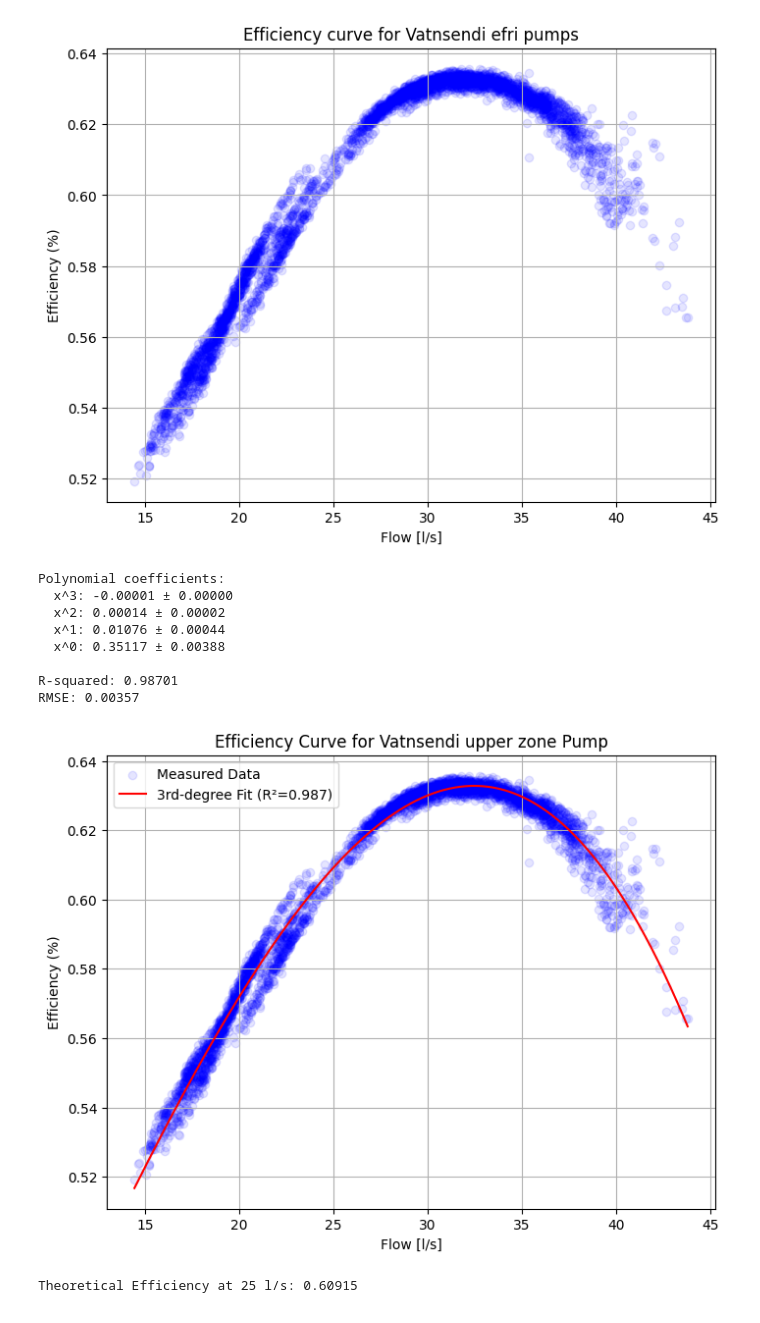
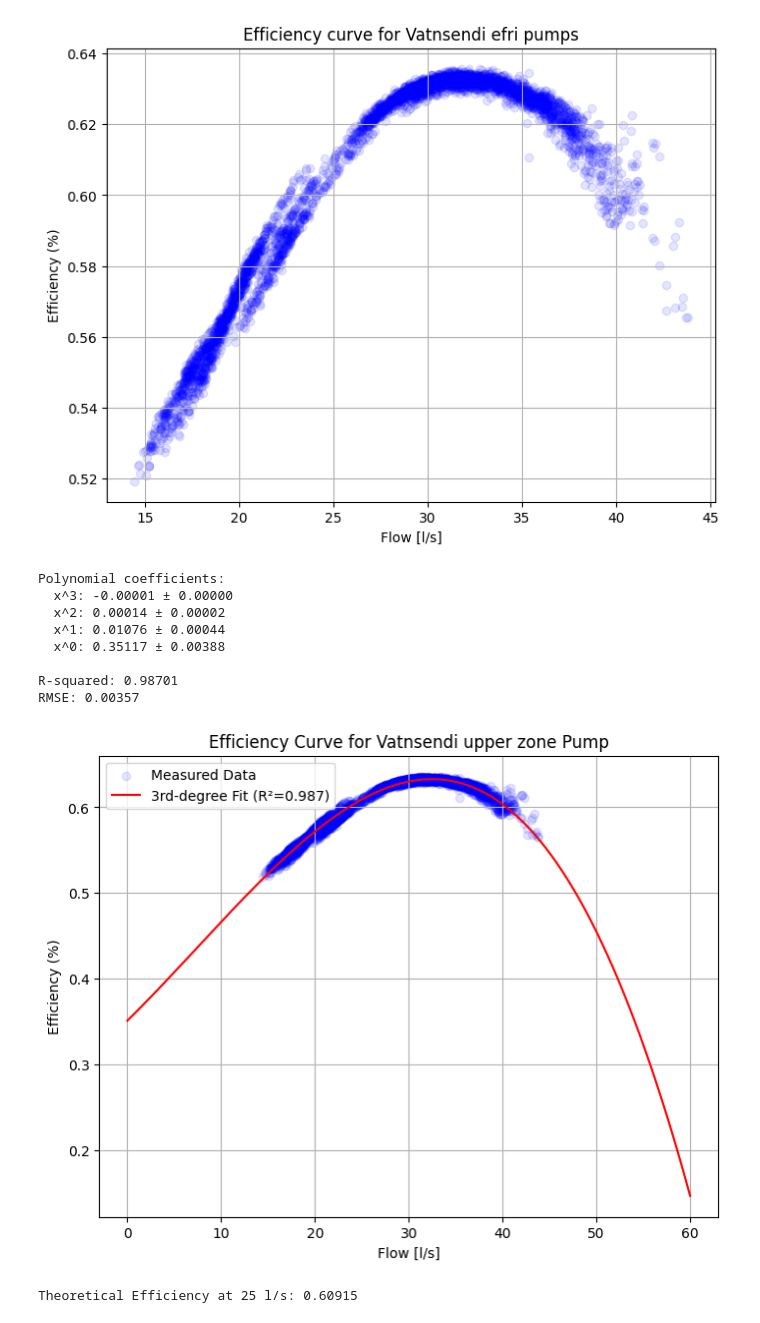
Before and after one commit to frodibrooks/OptimisedHeating, a Jupyter notebook: Data_processing/calc_eff_curves_vatnendi_efri_1.ipynb, the cells around one changed output. Cells and saved outputs as stored; diff of their text form; code cells hidden in the pictures.

```diff
--- a/Data_processing/calc_eff_curves_vatnendi_efri_1.ipynb
+++ b/Data_processing/calc_eff_curves_vatnendi_efri_1.ipynb
@@ -7,7 +16,9 @@ end_date = '2024-07'
 # %% [markdown]
 ## Pressure in mH20
 # %%
-Vatnsendi_efri_pressure = pd.read_excel('/Users/frodibrooks/Desktop/DTU/Thesis/OptimisedHeating/Data_processing/data/H-KOP-VE-ÞS212.xlsx')
+Vatnsendi_efri_pressure = pd.read_excel("H-KOP-VE-ÞS212.xlsx")
+
+
 Vatnsendi_efri_pressure.drop(columns=["mpoint_id","mpoint_name","aggregate_name","aggregate_id","flag","quality_description","event_time"],inplace=True)
 Vatnsendi_efri_pressure['start_time'] = pd.to_datetime(Vatnsendi_efri_pressure['start_time'], errors='coerce')
 Vatnsendi_efri_pressure.set_index('start_time',inplace=True)
@@ -50,7 +61,7 @@ plt.show()
 # %% [markdown]
 ## Input pressure
 # %%
-Vatnsendi_efri_input_pressure = pd.read_excel('/Users/frodibrooks/Desktop/DTU/Thesis/OptimisedHeating/Data_processing/data/Vatnsendi-Rjupnasalir-PrePumpPressure.xlsx')
+Vatnsendi_efri_input_pressure = pd.read_excel("Vatnsendi-Rjupnasalir-PrePumpPressure.xlsx")
 Vatnsendi_efri_input_pressure.drop(columns=["mpoint_id","aggregate_name","aggregate_id","flag","quality_description","event_time"],inplace=True)
 
 Vatnsendi_efri_input_pressure = Vatnsendi_efri_input_pressure[Vatnsendi_efri_input_pressure['mpoint_name'] == 'Vatnsendi - Þrýstingur aðfærslu frá Suðuræð']
@@ -124,7 +135,7 @@ Vatnsendi_pressure_difference.head()
 # %% [markdown]
 ## Flow in lps
 # %%
-Vatnsendi_efri_flow = pd.read_excel('/Users/frodibrooks/Desktop/DTU/Thesis/OptimisedHeating/Data_processing/data/H-KOP-VE-RS212.xlsx')
+Vatnsendi_efri_flow = pd.read_excel("H-KOP-VE-RS212.xlsx")
 Vatnsendi_efri_flow.drop(columns=["mpoint_id","mpoint_name","aggregate_name","aggregate_id","flag","quality_description","event_time"],inplace=True)
 Vatnsendi_efri_flow['start_time'] = pd.to_datetime(Vatnsendi_efri_flow['start_time'], errors='coerce')
 Vatnsendi_efri_flow.set_index('start_time',inplace=True)
@@ -147,7 +158,7 @@ Vatnsendi_efri_flow_filtered.head()
 # %% [markdown]
 ## Energy consumption in pump
 # %%
-df_pumps = pd.read_csv('/Users/frodibrooks/Desktop/DTU/Thesis/OptimisedHeating/Data_processing/Vatnsendi_rjupnasalir_pumppower_modfied.csv')
+df_pumps = pd.read_csv("Vatnsendi_rjupnasalir_pumppower_modfied.csv")
 
 df_pumps = df_pumps[['mpoint_id','start_time','value']]
 df_pumps['start_time'] = pd.to_datetime(df_pumps['start_time'], errors='coerce')
@@ -251,7 +262,8 @@ coeffs, cov_matrix = np.polyfit(x, y, degree, cov=True)
 p = np.poly1d(coeffs)  # Create polynomial function
 
 # Generate smooth curve for plotting
-x_fit = np.linspace(min(x), max(x), 500)
+# x_fit = np.linspace(min(x), max(x), 500)
+x_fit = np.linspace(0, 60, 500)
 y_fit = p(x_fit)
 
 # Compute R²
@@ -272,34 +284,34 @@ for i, (coef, err) in enumerate(zip(coeffs, std_errors)):
     print(f"  x^{degree-i}: {coef:.5f} ± {err:.5f}")
 
 print(f"\nR-squared: {r_squared:.5f}")
 print(f"RMSE: {rmse:.5f}")
 
 # Plot data and fitted curve
 plt.figure(figsize=(8, 6))
 plt.scatter(x, y, marker='o', color='b', alpha=0.1, label='Measured Data')
 plt.plot(x_fit, y_fit, color='r', label=f'3rd-degree Fit (R²={r_squared:.3f})')
 
 # plt.ylim(0.25, 0.34)  # Set y-axis limits
 
 # Labels and title
 plt.title('Efficiency Curve for Vatnsendi upper zone Pump')
 plt.xlabel('Flow [l/s]')
 plt.ylabel('Efficiency (%)')
 plt.legend()
 plt.grid(True)
 
 # Show plot
 plt.show()
 # %% [output]
 Polynomial coefficients:
   x^3: -0.00001 ± 0.00000
   x^2: 0.00014 ± 0.00002
   x^1: 0.01076 ± 0.00044
   x^0: 0.35117 ± 0.00388
 
 R-squared: 0.98701
 RMSE: 0.00357
-[figure, old version]
+[figure, new version]
 # %%
 def calculate_y(x):
     # The coefficients are in the form [a, b, c, d] for a cubic polynomial ax^3 + bx^2 + cx + d
```
Also changed, not shown: parts of 2 cells of this notebook, 7 other files.
